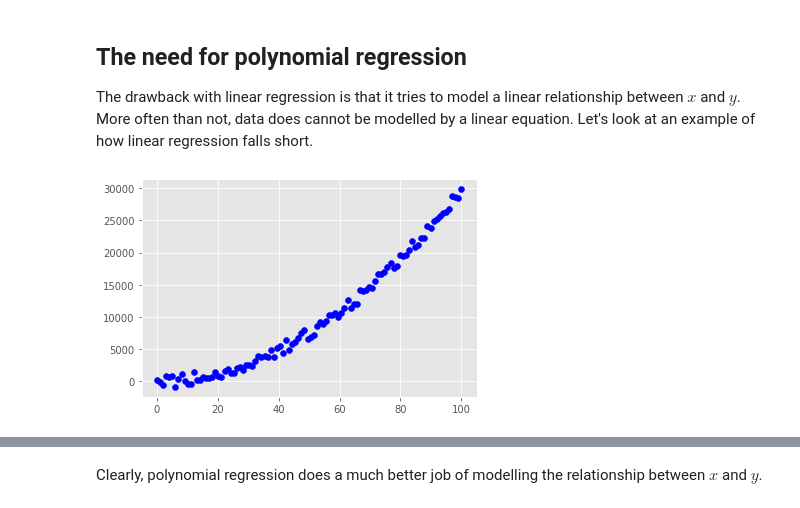
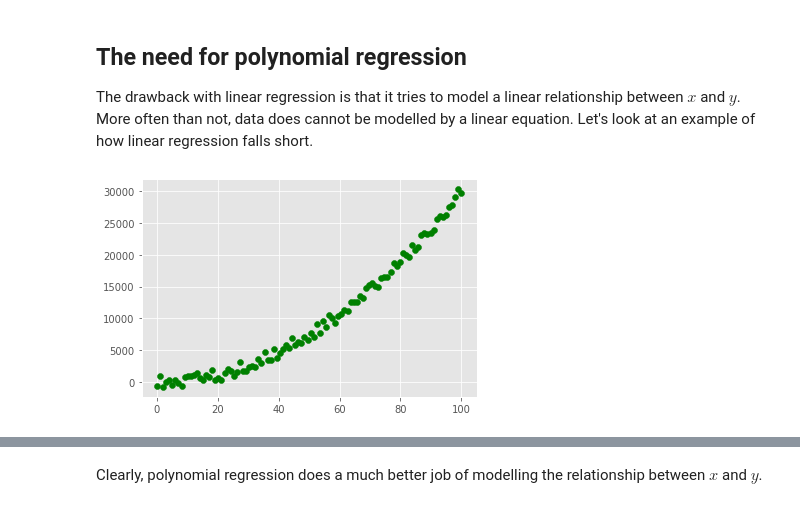
Before and after one commit to tulasi-chinninti/fmml-projects-and-labs, a Jupyter notebook: Copy_of_regression_lab1.ipynb, the cells around one changed output, grey strips where cells are left out. Saved outputs shown, nothing was run; the diff lists cells and outputs as text; code cells hidden in the pictures.

```diff
--- a/Copy_of_regression_lab1.ipynb
+++ b/Copy_of_regression_lab1.ipynb
@@ -128,11 +128,11 @@ The drawback with linear regression is that it tries to model a linear relations
 # %%
 # simple polynomial with noise
 
 y2 = (np.random.randint(-1000,1000,x.shape)).astype(int).reshape((-1,1)) + 3*x**2
-plt.scatter(x,y2,color="blue")
+plt.scatter(x,y2,color="green")
 plt.show()
 # %% [output]
-[figure, old version]
+[figure, new version]
 # %%
 # POLYNOMIAL REGRESSION
 
```
Also changed, not shown: parts of 4 cells of this notebook.
